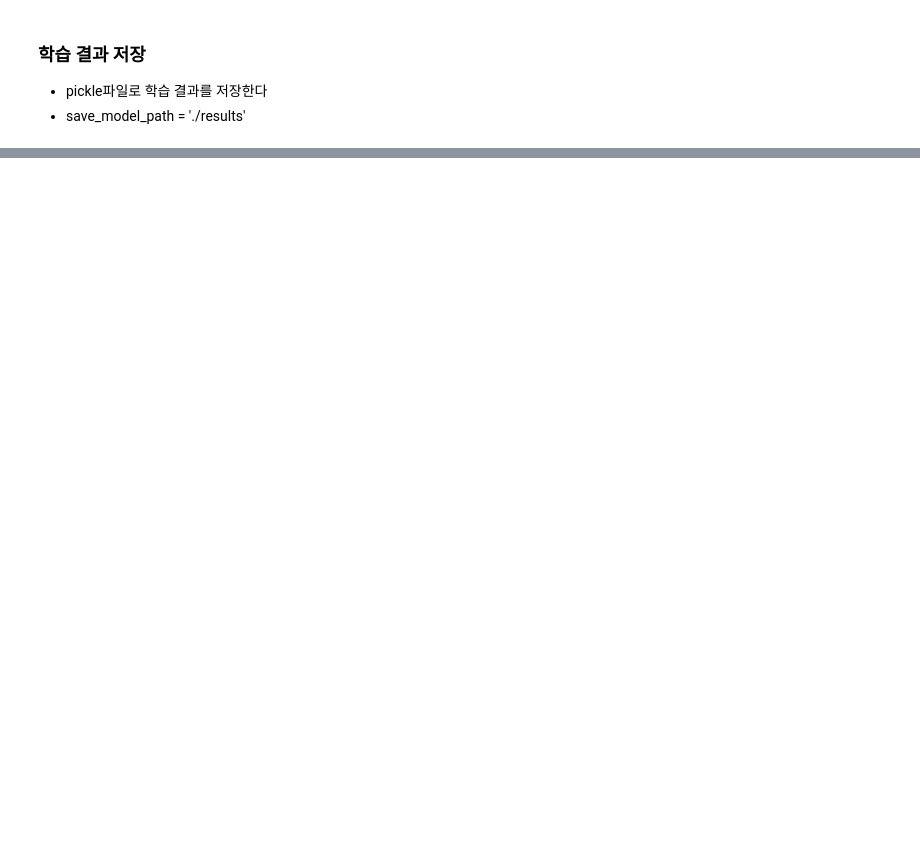
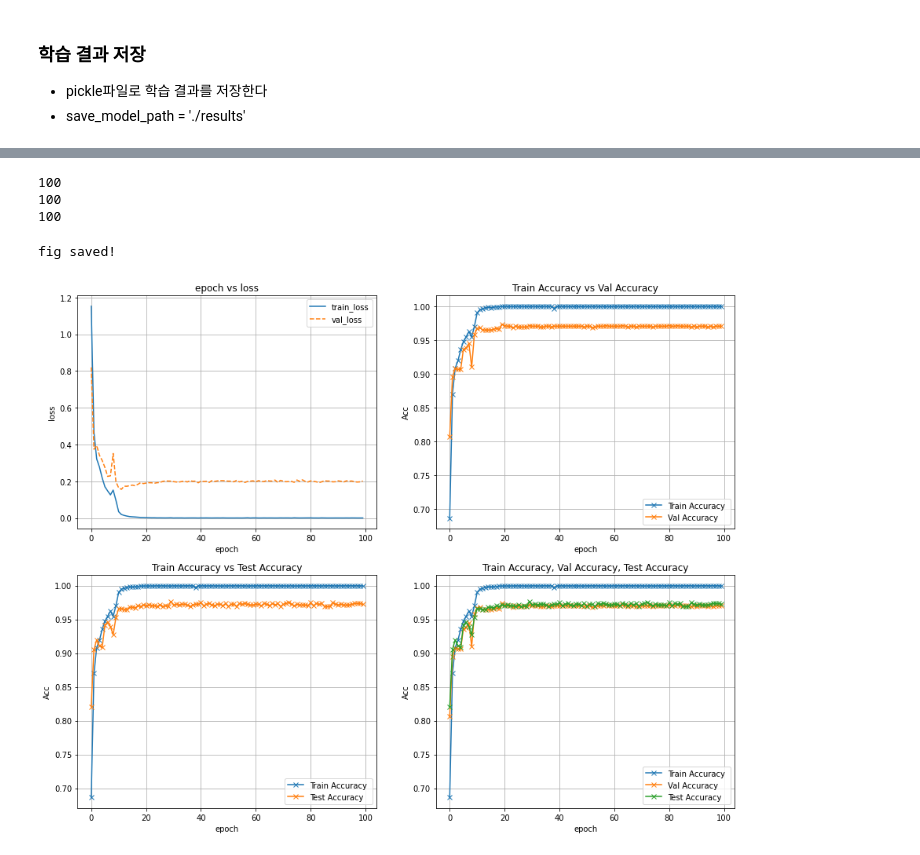
Before and after one commit to Steve-YJ/Colab_Exercise, a Jupyter notebook: [for_Paper]_post_graduate_ReNet_152_MaleVis.ipynb, the cells around one changed output, grey strips where cells are left out. Drawn from its saved outputs; the diff is of its cells as text; code cells hidden in the pictures; blank space fills up the shorter version.

Commit message:
:bookmark: Save_Result_train_val_test Report_20.12.16.wed. pm4:00-

```diff
--- a/[for_Paper]_post_graduate_ReNet_152_MaleVis.ipynb
+++ b/[for_Paper]_post_graduate_ReNet_152_MaleVis.ipynb
@@ -651,3 +672,11 @@ print(results_dict)
+# %%
+print(len(results_dict['list_epoch']))
+print(len(results_dict['list_train_acc']))
+print(len(results_dict['list_val_acc']))
+# %% [output]
+100
+100
+100
 # %%
 fig = plt.figure(figsize=(15,12))
 
@@ -670,31 +699,34 @@ ax2.set_xlabel('epoch')
 ax2.set_ylabel('Acc')
 ax2.grid()
 ax2.legend()
 ax2.set_title('Train Accuracy vs Val Accuracy')
 
 # ====== Metric Fluctuation ====== #
 ax3 = fig.add_subplot(2, 2, 3)
 ax3.plot(results_dict['list_acc_epoch'], results_dict['list_train_acc'], marker='x', label='Train Accuracy ')
 ax3.plot(results_dict['list_acc_epoch'], results_dict['list_test_acc'], marker='x', label='Test Accuracy')
 
 ax3.set_xlabel('epoch')
 ax3.set_ylabel('Acc')
 ax3.grid()
 ax3.legend()
 ax3.set_title('Train Accuracy vs Test Accuracy')
 
 # ====== Metric Fluctuation ====== #
 ax4 = fig.add_subplot(2, 2, 4)
 ax4.plot(results_dict['list_acc_epoch'], results_dict['list_train_acc'], marker='x', label='Train Accuracy ')
 ax4.plot(results_dict['list_acc_epoch'], results_dict['list_val_acc'], marker='x', label='Val Accuracy')
 ax4.plot(results_dict['list_acc_epoch'], results_dict['list_test_acc'], marker='x', label='Test Accuracy')
 
 ax4.set_xlabel('epoch')
 ax4.set_ylabel('Acc')
 ax4.grid()
 ax4.legend()
-ax4.set_title('Train Accuracy Val Accuracy vs Test Accuracy')
+ax4.set_title('Train Accuracy, Val Accuracy, Test Accuracy')
 
 plt.savefig(save_model_path + './resnet152_FE.png')
 print("fig saved!")
 plt.show()
+# %% [output]
+fig saved!
+[figure, added]
```
Also changed, not shown: parts of 9 cells of this notebook.
